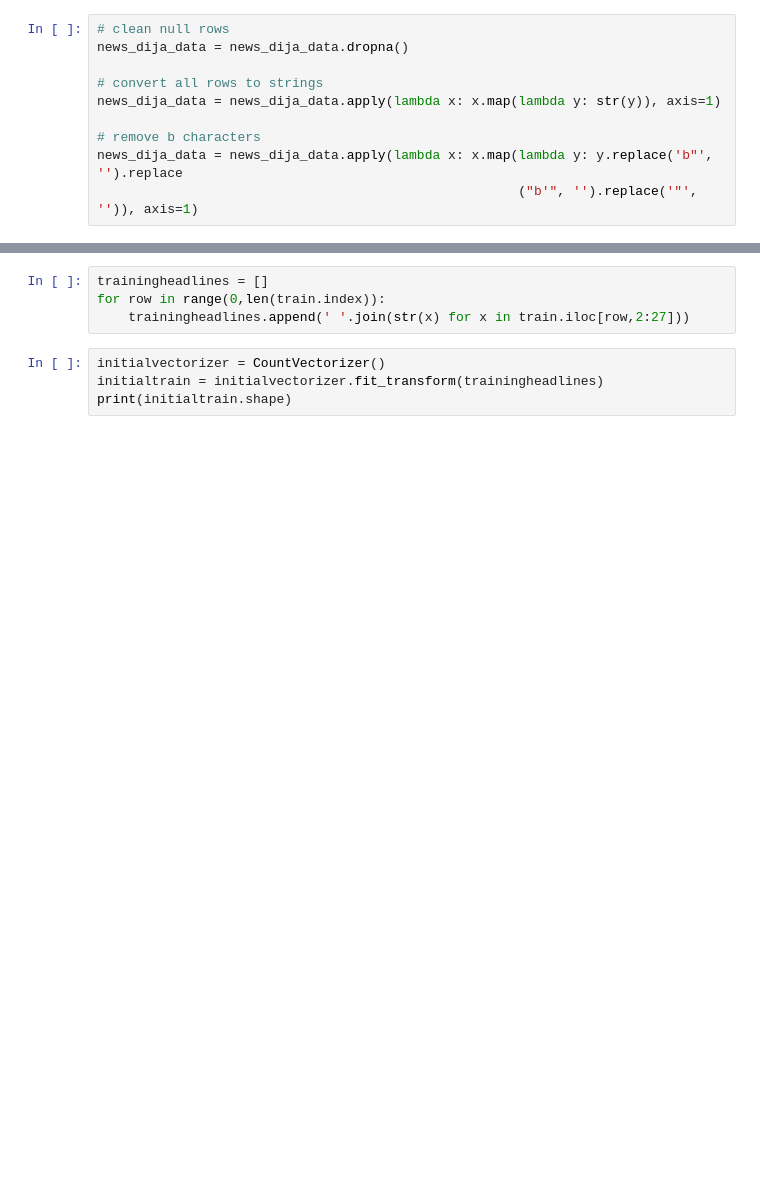
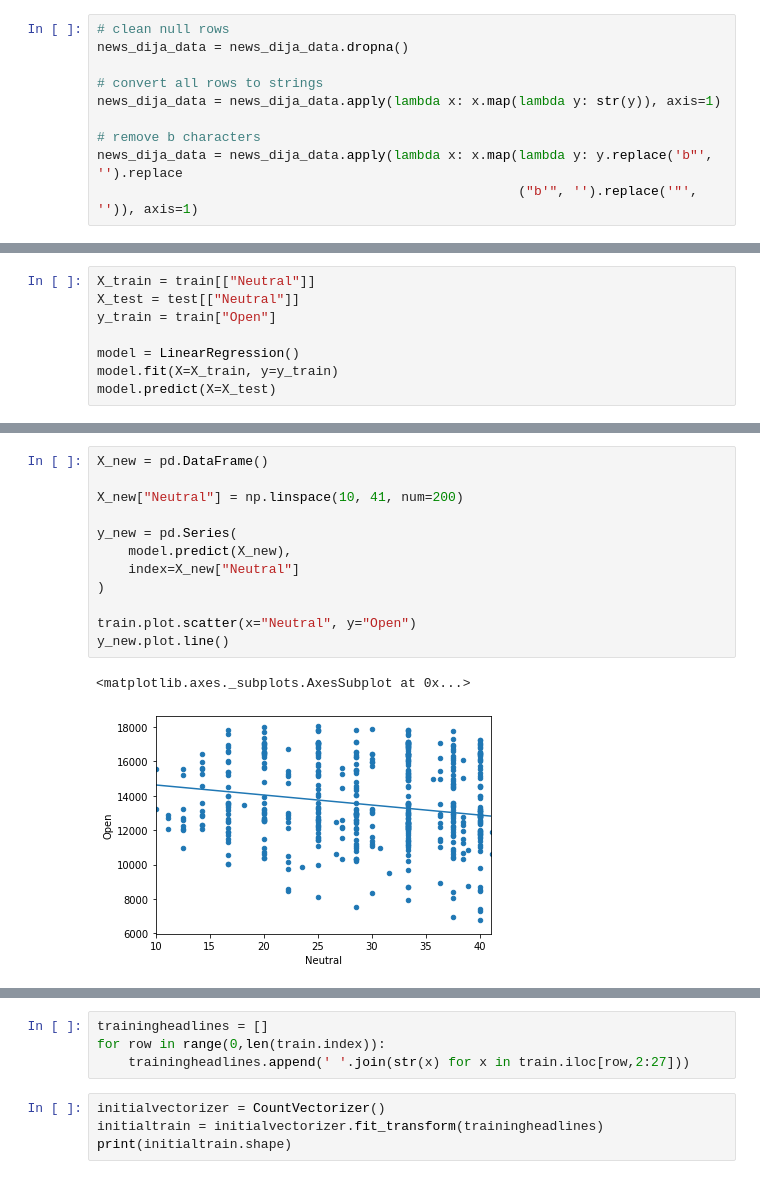
Before and after one commit to CS-UCR/cs105-prj-phase3-fintech-bros, a Jupyter notebook: cs105-prj-phase3-fintech-bros-master/DataAnalysis.ipynb, the cells around one changed output, grey strips where cells are left out. Saved outputs shown, nothing was run; the diff lists cells and outputs as text; blank space fills up the shorter version.

```diff
--- a/cs105-prj-phase3-fintech-bros-master/DataAnalysis.ipynb
+++ b/cs105-prj-phase3-fintech-bros-master/DataAnalysis.ipynb
@@ -41,0 +188,8 @@ test = news_dija_data[news_dija_data['Date'] > '2014-12-31']
+# %%
+X_train = train[["Neutral"]]
+X_test = test[["Neutral"]]
+y_train = train["Open"]
+
+model = LinearRegression()
+model.fit(X=X_train, y=y_train)
+model.predict(X=X_test)
@@ -41,0 +214,15 @@ test = news_dija_data[news_dija_data['Date'] > '2014-12-31']
+# %%
+X_new = pd.DataFrame()
+
+X_new["Neutral"] = np.linspace(10, 41, num=200)
+
+y_new = pd.Series(
+    model.predict(X_new),
+    index=X_new["Neutral"]
+)
+
+train.plot.scatter(x="Neutral", y="Open")
+y_new.plot.line()
+# %% [output]
+<matplotlib.axes._subplots.AxesSubplot at 0x...>
+[figure, added]
```
Also changed, not shown: parts of 34 cells of this notebook.
